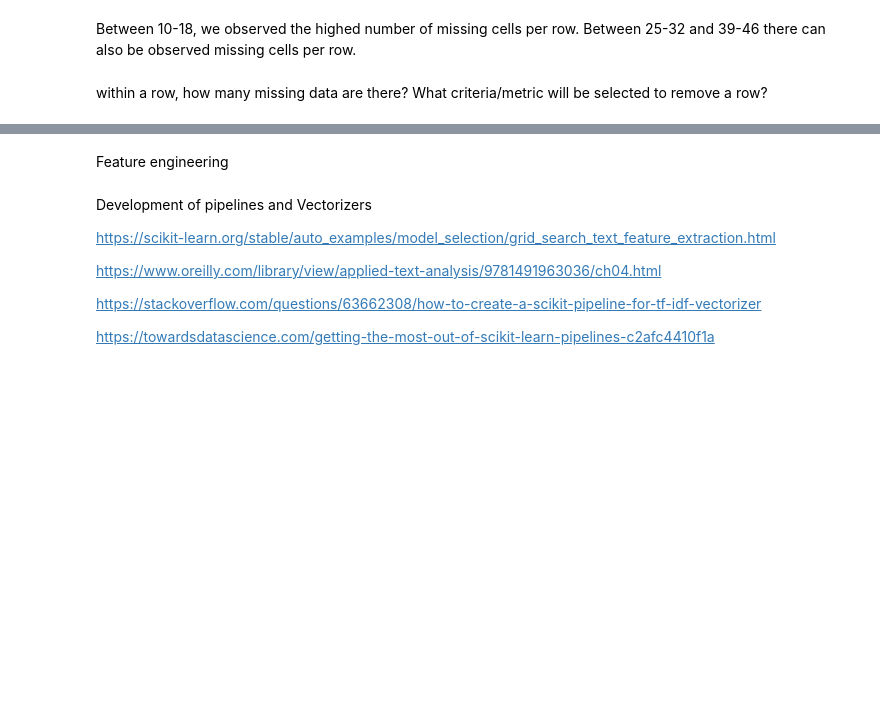
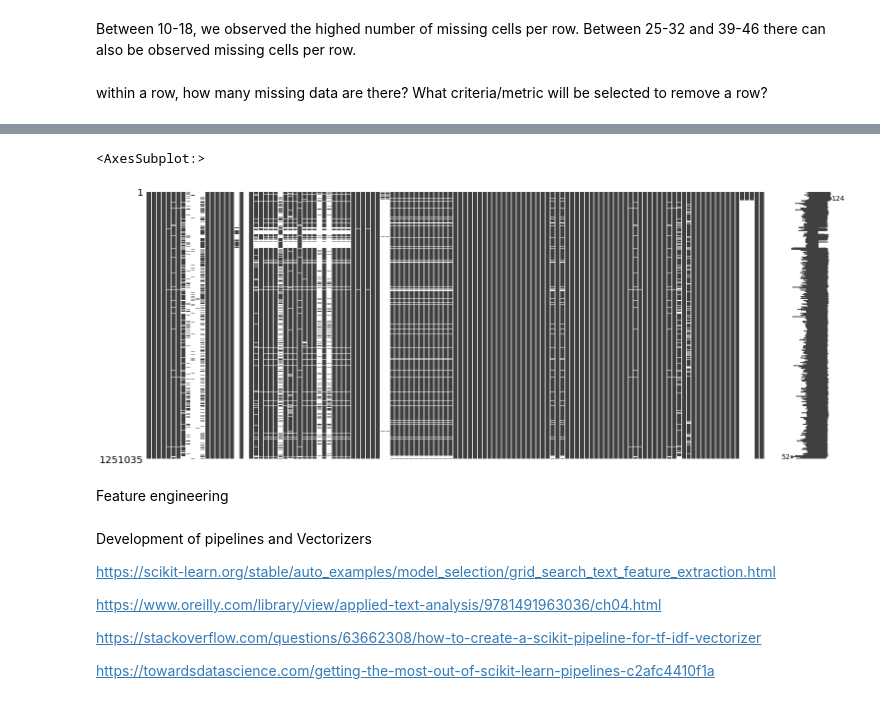
Before and after one commit to molowe1/Leak-Detect, a Jupyter notebook: EDA_Pipe_Detection_leak.ipynb, the cells around one changed output, grey strips where cells are left out. Saved outputs shown, nothing was run; the diff lists cells and outputs as text; code cells hidden in the pictures; blank space fills up the shorter version.

```diff
--- a/EDA_Pipe_Detection_leak.ipynb
+++ b/EDA_Pipe_Detection_leak.ipynb
@@ -183,3 +193,8 @@ within a row, how many missing data are there? What criteria/metric will be sele
+# %%
+msno.matrix(df)
+# %% [output]
+<AxesSubplot:>
+[figure, added]
 # %% [markdown]
 Feature engineering
 # %%
```
Also changed, not shown: parts of 8 cells of this notebook.
